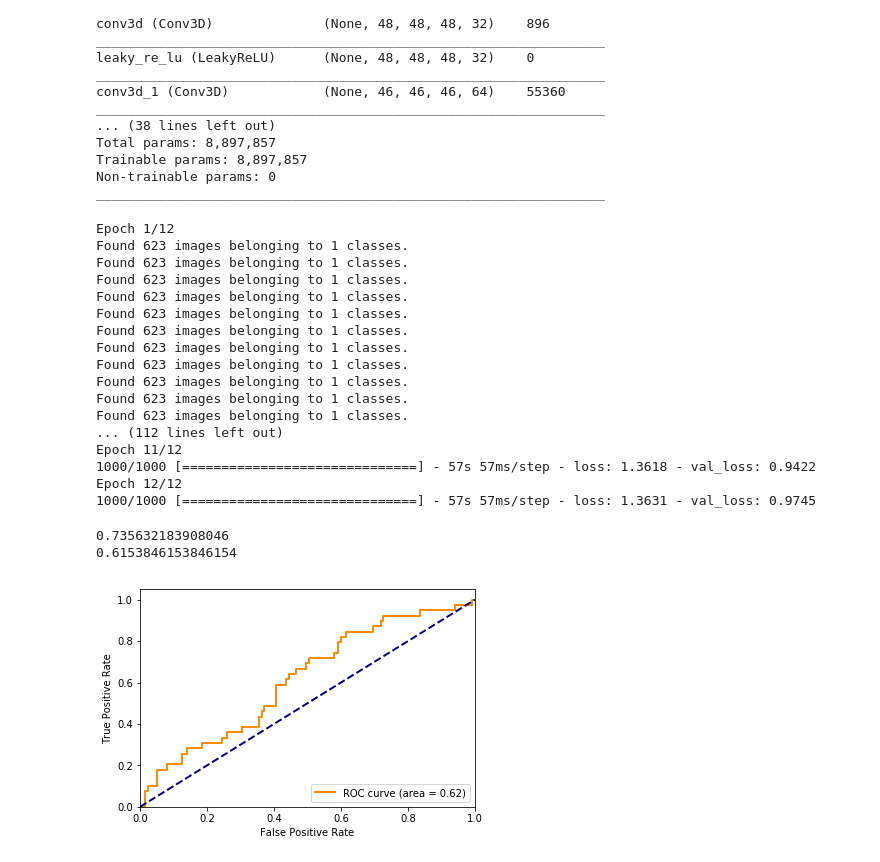
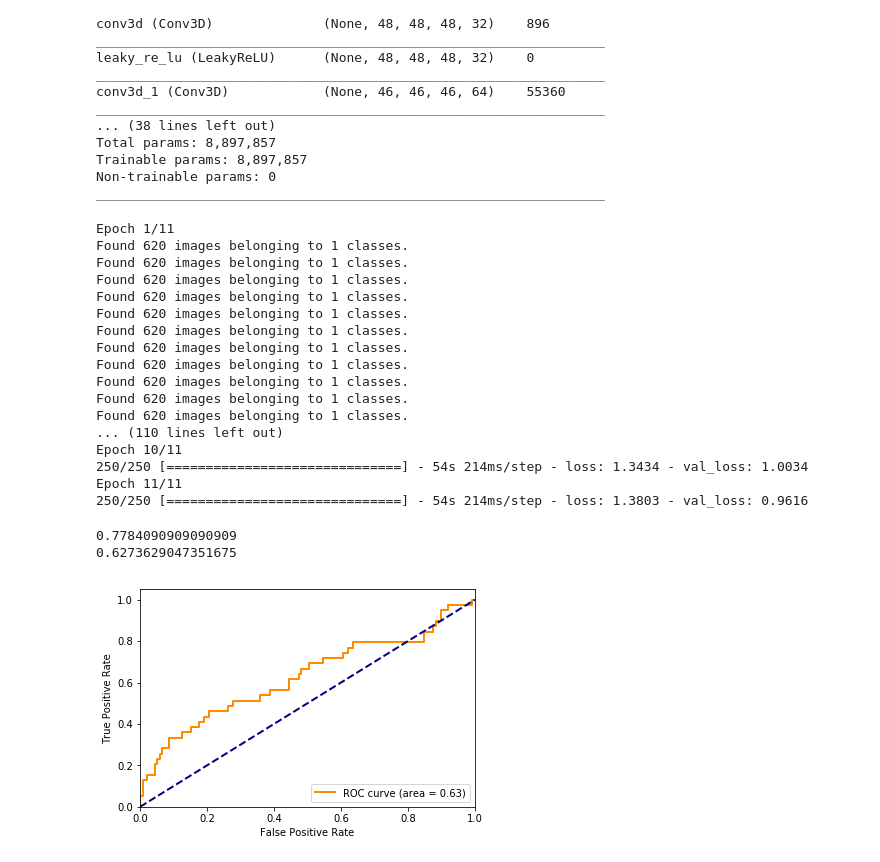
Before and after one commit to maggiebasta/lung-cancer-thesis, a Jupyter notebook: NLST/nlst_train.ipynb, the cells around one changed output. Cells and saved outputs as stored; diff of their text form; code cells hidden in the pictures.

```diff
--- a/NLST/nlst_train.ipynb
+++ b/NLST/nlst_train.ipynb
@@ -45,14 +45,14 @@ train_generator = generator(
     base_directory='data/nlst_train/image_roi_3d',
     input_gen=image_generator,
     target_gen=label_generator,
-    batch_sz=1
+    batch_sz=4
 )
 
 val_generator = generator(
     base_directory='data/nlst_val/image_roi_3d',
     input_gen=image_generator,
     target_gen=label_generator,
-    batch_sz=1
+    batch_sz=2
 )
 # %%
 show_augmentation('data/nlst_train/image_roi_3d/25/0.tif', image_generator, n_rows=1)
@@ -62,7 +62,7 @@ show_augmentation('data/nlst_train/image_roi_3d/25/0.tif', image_generator, n_ro
 model = CNN_3D(input_shape=(50, 50, 50, 1))
 
 model.compile(
-    optimizer = tf.keras.optimizers.Adam(lr = 5e-5),
+    optimizer = tf.keras.optimizers.Adam(lr = 1e-4),
     loss=weighted_cross_entropy,
 )
 # %% [output]
@@ -93,28 +93,28 @@ _________________________________________________________________
 model_history = model.fit_generator(
     train_generator,
     validation_data= val_generator,
-    validation_steps=200,
-    steps_per_epoch=1000,
-    epochs = 12
+    validation_steps=100,
+    steps_per_epoch=250,
+    epochs = 11
 )
 # %% [output]
-Epoch 1/12
-Found 623 images belonging to 1 classes.
-Found 623 images belonging to 1 classes.
-Found 623 images belonging to 1 classes.
-Found 623 images belonging to 1 classes.
-Found 623 images belonging to 1 classes.
-Found 623 images belonging to 1 classes.
-Found 623 images belonging to 1 classes.
-Found 623 images belonging to 1 classes.
-Found 623 images belonging to 1 classes.
-Found 623 images belonging to 1 classes.
-Found 623 images belonging to 1 classes.
-... (112 lines left out)
-Epoch 11/12
-1000/1000 [==============================] - 57s 57ms/step - loss: 1.3618 - val_loss: 0.9422
-Epoch 12/12
-1000/1000 [==============================] - 57s 57ms/step - loss: 1.3631 - val_loss: 0.9745
+Epoch 1/11
+Found 620 images belonging to 1 classes.
+Found 620 images belonging to 1 classes.
+Found 620 images belonging to 1 classes.
+Found 620 images belonging to 1 classes.
+Found 620 images belonging to 1 classes.
+Found 620 images belonging to 1 classes.
+Found 620 images belonging to 1 classes.
+Found 620 images belonging to 1 classes.
+Found 620 images belonging to 1 classes.
+Found 620 images belonging to 1 classes.
+Found 620 images belonging to 1 classes.
+... (110 lines left out)
+Epoch 10/11
+250/250 [==============================] - 54s 214ms/step - loss: 1.3434 - val_loss: 1.0034
+Epoch 11/11
+250/250 [==============================] - 54s 214ms/step - loss: 1.3803 - val_loss: 0.9616
 # %%
 model.save('nlst_cnn.hdf5')
 # %%
@@ -148,16 +148,16 @@ for im in os.listdir('data/nlst_test/image_roi_3d/pkls/'):
 # %%
 Xs = np.array(Xs)
 Ys = np.array(Ys)
-preds = np.concatenate([model.predict(Xs[i*5:(i+1)*5]) for i in range(35)])
+preds = np.concatenate([model.predict(Xs[i*5:min((i+1)*5, 177)]) for i in range(36)])
 print(accuracy_score(Ys, np.round(preds)))
 print(roc_auc_score(Ys, preds))
 
 fig, ax = plt.subplots(1, 1)
 plot_auc(Ys, preds, ax)
 # %% [output]
-0.735632183908046
-0.6153846153846154
+0.7784090909090909
+0.6273629047351675
-[figure, old version]
+[figure, new version]
 # %%
 patient_preds_mean = []
 patient_preds_greatest = []
```
Also changed, not shown: parts of 1 cell of this notebook, 1 other file.
